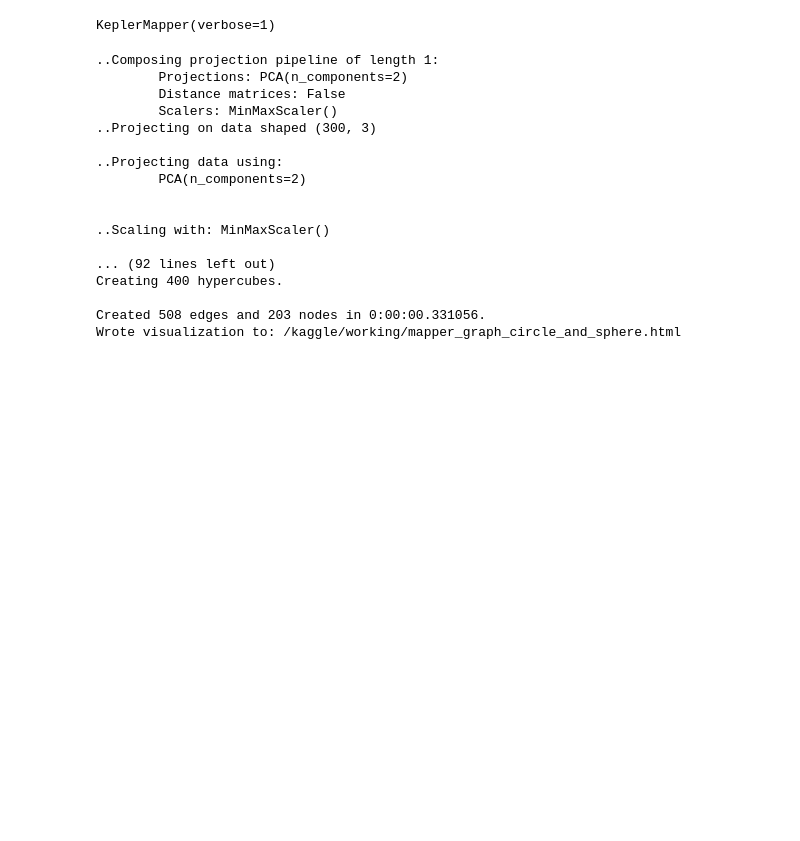
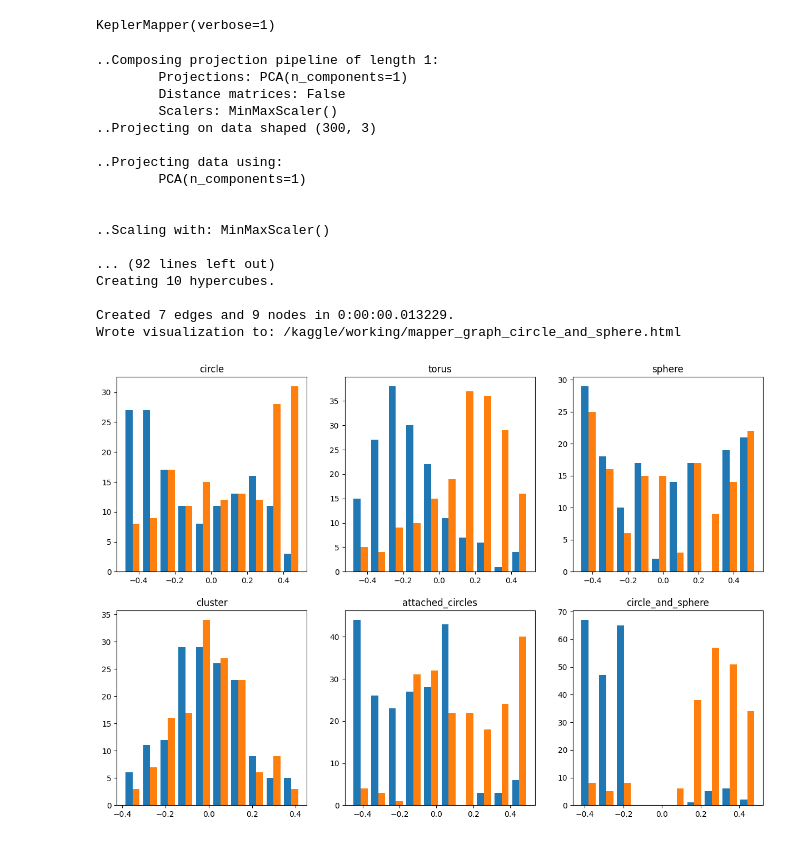
Before and after one commit to VillePuuska/KaggleExamples, a Jupyter notebook: tda-examples-mapper.ipynb, the cells around one changed output. Drawn from its saved outputs; the diff is of its cells as text; code cells hidden in the pictures; blank space fills up the shorter version.

Commit message:
Kaggle Notebook | TDA examples - mapper | Version 9

```diff
--- a/tda-examples-mapper.ipynb
+++ b/tda-examples-mapper.ipynb
@@ -186,29 +192,39 @@ for i, pc in enumerate(pc_list):
 ### Mapper: kmapper
 # %%
 mapper = km.KeplerMapper(verbose=1)
-cover = km.Cover(n_cubes=20)
+cover = km.Cover(n_cubes=10)
 # %% [output]
 KeplerMapper(verbose=1)
 # %%
 for pc, name, colors in zip(pc_list, name_list, color_list):
-    projected_data = mapper.fit_transform(pc, projection=[PCA(n_components=2)])
+    projected_data = mapper.fit_transform(pc, projection=[PCA(n_components=1)])
     graph = mapper.map(projected_data, pc, cover=cover)
-    _ = mapper.visualize(graph, color_values=colors, color_function_name="", path_html=os.path.join(output_dir, f"mapper_graph_{name}.html"))
+    _ = mapper.visualize(graph, color_values=colors, color_function_name="Labels", path_html=os.path.join(output_dir, f"mapper_graph_{name}.html"))
 # %% [output]
 ..Composing projection pipeline of length 1:
-        Projections: PCA(n_components=2)
+        Projections: PCA(n_components=1)
         Distance matrices: False
         Scalers: MinMaxScaler()
 ..Projecting on data shaped (300, 3)
 
 ..Projecting data using:
-        PCA(n_components=2)
+        PCA(n_components=1)
 
 
 ..Scaling with: MinMaxScaler()
 
 ... (92 lines left out)
-Creating 400 hypercubes.
+Creating 10 hypercubes.
 
-Created 508 edges and 203 nodes in 0:00:00.331056.
+Created 7 edges and 9 nodes in 0:00:00.013229.
 Wrote visualization to: /kaggle/working/mapper_graph_circle_and_sphere.html
+# %%
+fig = plt.figure(figsize=(15, 5*((len(pc_list)+2)//3)))
+for i, (pc, colors, name) in enumerate(zip(pc_list, color_list, name_list)):
+    ax = fig.add_subplot((len(pc_list)+2)//3, 3, i+1)
+    p = PCA(n_components=1).fit_transform(pc)
+    zero_class = (colors == 0)
+    ax.hist([p[zero_class].flatten(), p[~zero_class].flatten()])
+    ax.set_title(name)
+# %% [output]
+[figure, added]
```
Also changed, not shown: parts of 2 cells of this notebook.
